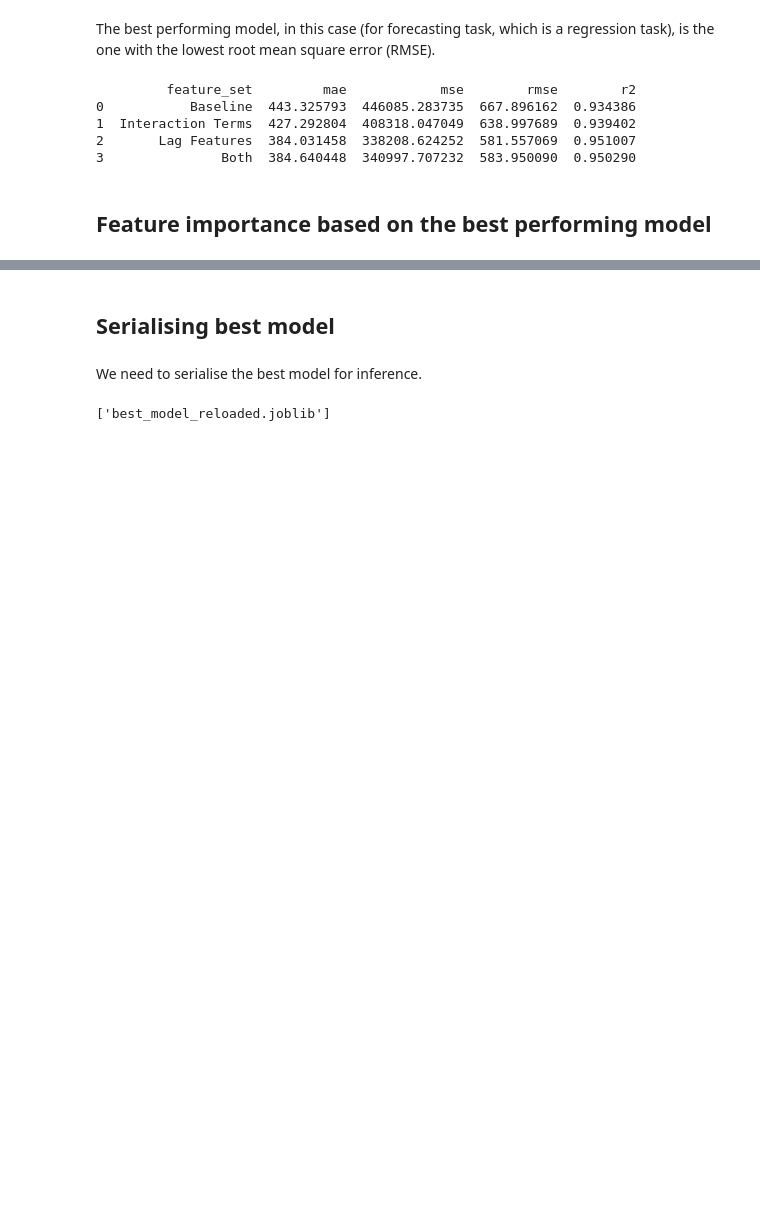
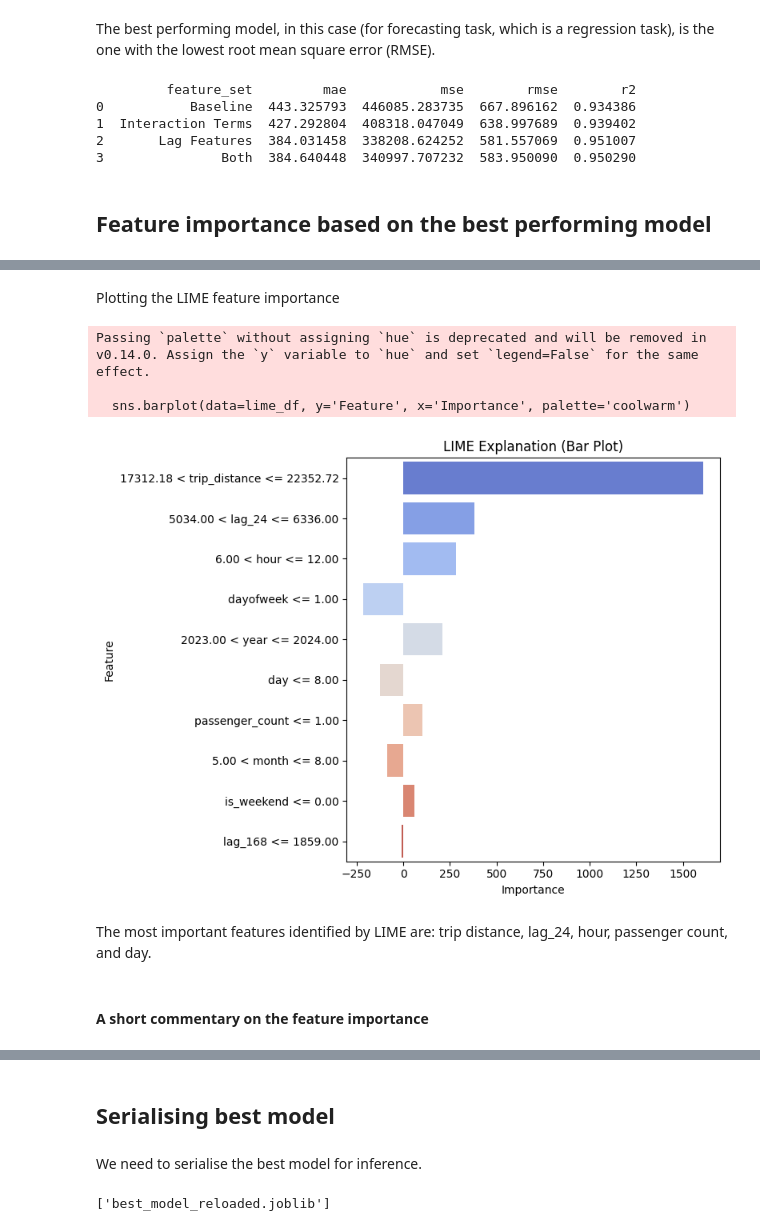
Before and after one commit to EMarc2023/Forecasting_with_GBM, a Jupyter notebook: Forecasting-NYC-yellow-taxi.ipynb, the cells around one changed output, grey strips where cells are left out. Drawn from its saved outputs; the diff is of its cells as text; code cells hidden in the pictures; blank space fills up the shorter version.

```diff
--- a/Forecasting-NYC-yellow-taxi.ipynb
+++ b/Forecasting-NYC-yellow-taxi.ipynb
@@ -609,0 +711,13 @@ The above feature importance plot shows that the interaction terms can signfican
+# %%
+# Loading the LimeTabularExplainer
+explainer = LimeTabularExplainer(
+    training_data=X_train.values,
+    feature_names=X_train.columns,
+    mode='regression'
+)
+
+i = 0  # index of instance to explain
+exp = explainer.explain_instance(
+    data_row=X_test.iloc[i].values,
+    predict_fn=best_model.predict
+)
@@ -609,0 +726,25 @@ The above feature importance plot shows that the interaction terms can signfican
+# %%
+# Converting LIME explanation to a DataFrame
+lime_tuples = exp.as_list()
+lime_df = pd.DataFrame(lime_tuples, columns=['Feature', 'Importance'])
+# %% [markdown]
+Plotting the LIME feature importance
+# %%
+# Sorting the LIME DataFrame by importance
+lime_df.sort_values('Importance', ascending=False)
+
+# Plotting the LIME explanation
+plt.figure(figsize=(8, 6))
+sns.barplot(data=lime_df, y='Feature', x='Importance', palette='coolwarm')
+plt.title('LIME Explanation (Bar Plot)')
+plt.tight_layout()
+plt.show()
+# %% [output]
+Passing `palette` without assigning `hue` is deprecated and will be removed in v0.14.0. Assign the `y` variable to `hue` and set `legend=False` for the same effect.
+
+  sns.barplot(data=lime_df, y='Feature', x='Importance', palette='coolwarm')
+[figure, added]
+# %% [markdown]
+The most important features identified by LIME are: trip distance, lag_24, hour, passenger count, and day.
+# %% [markdown]
+#### A short commentary on the feature importance
```
Also changed, not shown: parts of 27 cells of this notebook, 1 other file.
